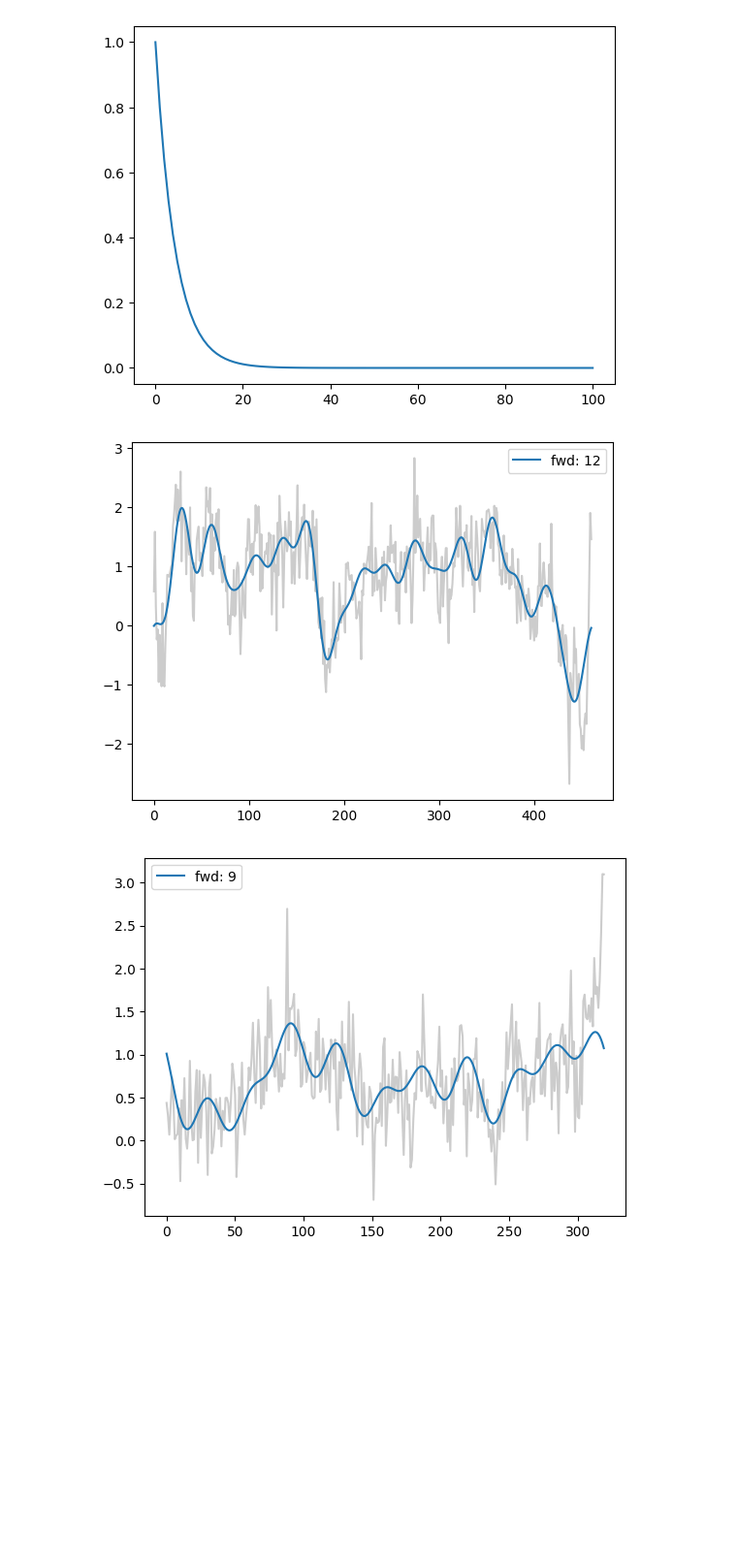
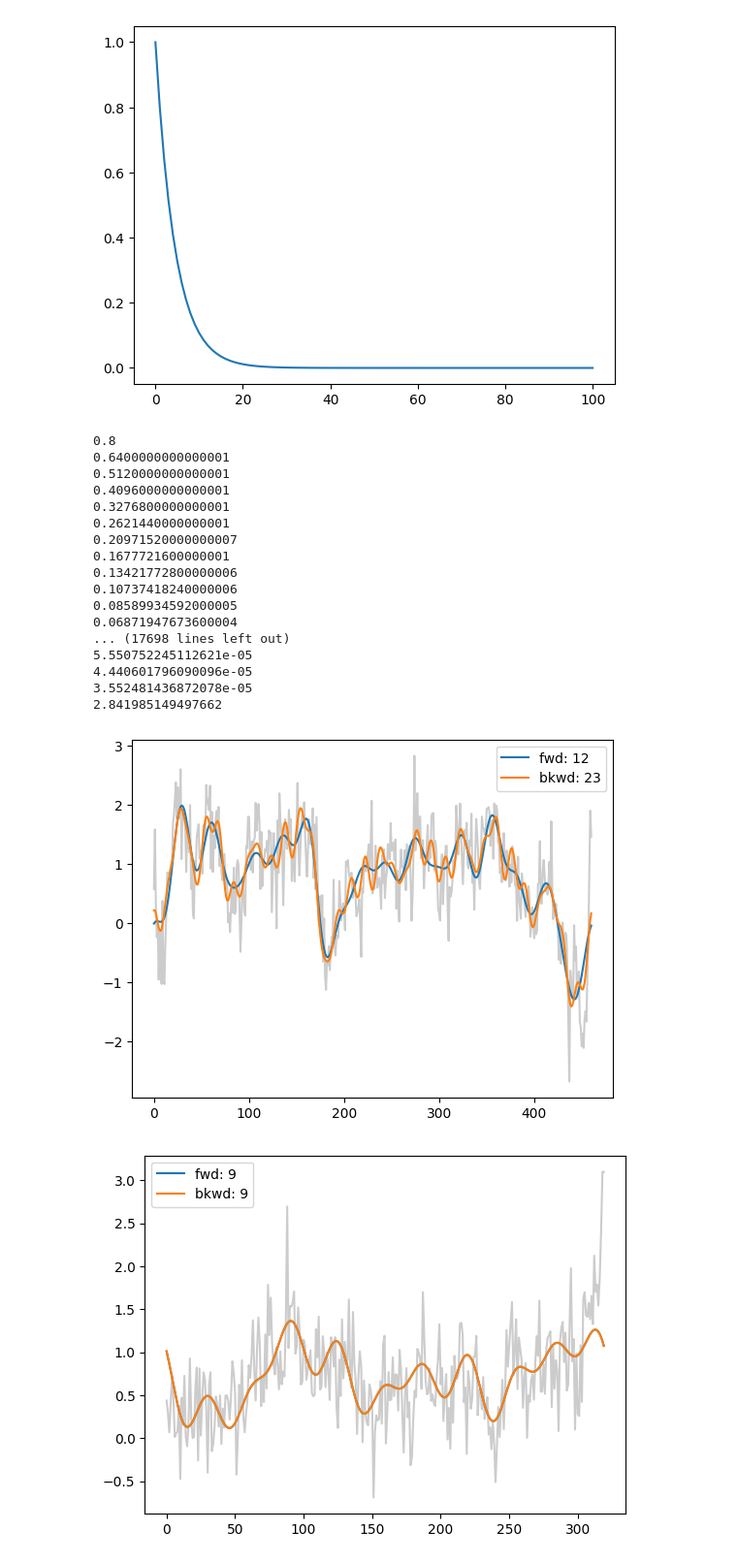
Before and after one commit to angus-lewis/SharkAgeEstimation, a Jupyter notebook: filter_demo.ipynb, the cells around one changed output. Shown at 97% size. Cells and saved outputs as stored; diff of their text form; code cells hidden in the pictures; blank space fills up the shorter version.

Commit message:
Implement priors on basis functions in R.
Also update examples with better priors. TODO: normalise the priors appropriately.

```diff
--- a/filter_demo.ipynb
+++ b/filter_demo.ipynb
@@ -58,19 +58,34 @@ print([len(arr) for arr in elt_array])
 [461, 320, 570, 711]
 # %%
 bandwidth = 100
-def prior(x: np.ndarray) -> np.ndarray:
+def prior1(x: np.ndarray) -> np.ndarray:
     # Find the idx of the max True element.
     # This is the index of the highest frequency basis function included.
-    # This is a proxy for age since age is the number of peaks which is
-    # at most the frequency of the highest frequency basis function.
+    # This is a proxy for age since age is the number of peaks and the
+    # highest frequency basis function has the most peaks of all basis functions.
+    # (This is not a perfect proxy since a combination of lower frequency
+    # basis functions can produce more peaks than a single high frequency)
     for i in range(len(x)-1, -1, -1):
         if x[i]:
             break
     # Assume that the mortality rate is 20% per year => prior prob of age i is 0.8^i.
-    return 0.8**i # no need to normalize since we only care about relative values.
+    return 0.8**i # TODO: Need to normalise this.
 
-# threshold = 2*np.log(10**0.5) # Substantial difference between models required to pick the more complex one.
-threshold = 2*np.log(10**1) # Strong difference between models required to pick the more complex one.
+def prior2(x: np.ndarray) -> np.ndarray:
+    # Sum the frequencies of all basis functions.
+    # This is a proxy for age since age is the number of peaks which is
+    # at most the sum of all frequencies.
+    s = 0
+    for i in range(len(x)):
+        s += i * x[i]
+    # Assume that the mortality rate is 20% per year => prior prob of age i is 0.8^i.
+    return 0.8**s # TODO: Need to normalise this.
+
+def prior(x= np.ndarray, a=0.5, b=0.5) -> np.ndarray:
+    return prior1(x)*a + prior2(x)*b
+
+# threshold = filt.SUBSTANTIAL_DIFFERENCE_IN_MODELS_THRESHOLD # Substantial difference between models required to pick the more complex one.
+threshold = filt.SIGNIFICANT_DIFFERENCE_IN_MODELS_THRESHOLD # Strong difference between models required to pick the more complex one.
 print(threshold)
 
 criterion = "bic" # "aic" or "bic"
@@ -106,23 +121,40 @@ i=100, px=2.0370359763344975e-10
 # %%
 plts = []
 fwd_yr_lens_array = []
 bkwd_yr_lens_array = []
 for i in range(len(elt_array)):
     elt = np.asarray(elt_array[i])
     fwd_count, fwd_locations, fwd_smoothed = filt.age_shark(
         elt, bandwidth, mode, threshold, criterion, prior
     )
-    # bkwd_count, bkwd_locations, bkwd_smoothed = filt.age_shark(
-    #     elt, bandwidth, "backward",
-    # )
+    bkwd_count, bkwd_locations, bkwd_smoothed = filt.age_shark(
+        elt, bandwidth, "backward", threshold, criterion, prior
+    )
 
     p = plt.figure()
     p = plt.plot(range(len(elt)), elt, color="grey", alpha=0.4)
     p = plt.plot(fwd_smoothed, label=f"fwd: {fwd_count}")
-    # p = plt.plot(bkwd_smoothed, label=f"bkwd: {bkwd_count}")
+    p = plt.plot(bkwd_smoothed, label=f"bkwd: {bkwd_count}")
     p = plt.legend()
 
     plts.append(p)
 # %% [output]
+0.8
+0.6400000000000001
+0.5120000000000001
+0.4096000000000001
+0.3276800000000001
+0.2621440000000001
+0.20971520000000007
+0.1677721600000001
+0.13421772800000006
+0.10737418240000006
+0.08589934592000005
+0.06871947673600004
+... (17698 lines left out)
+5.550752245112621e-05
+4.440601796090096e-05
+3.552481436872078e-05
+2.841985149497662
-[figure, old version]
+[figure, new version]
-[figure, old version]
+[figure, new version]
```
Also changed, not shown: parts of 3 cells of this notebook, 3 other files.
